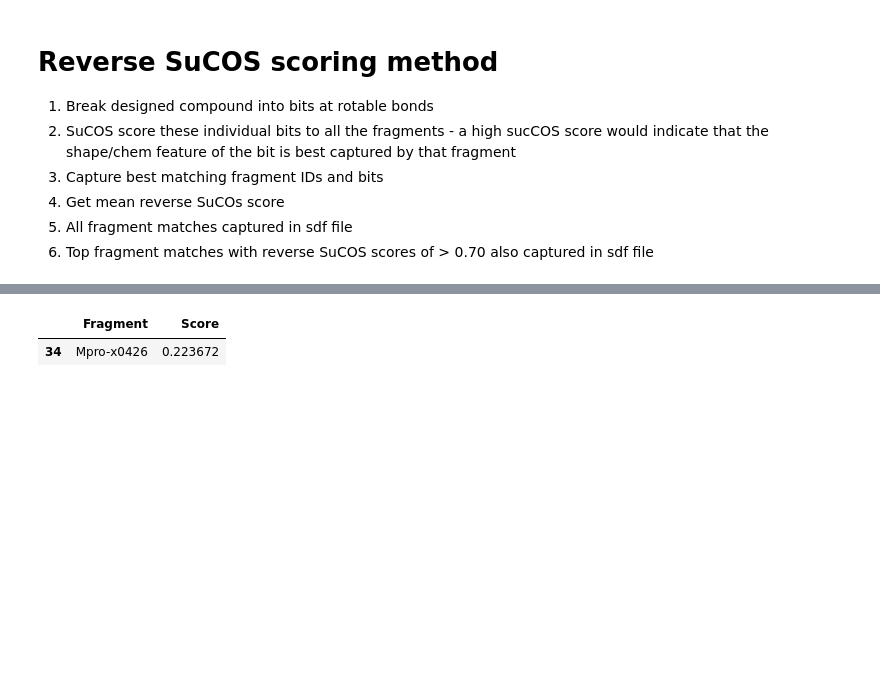
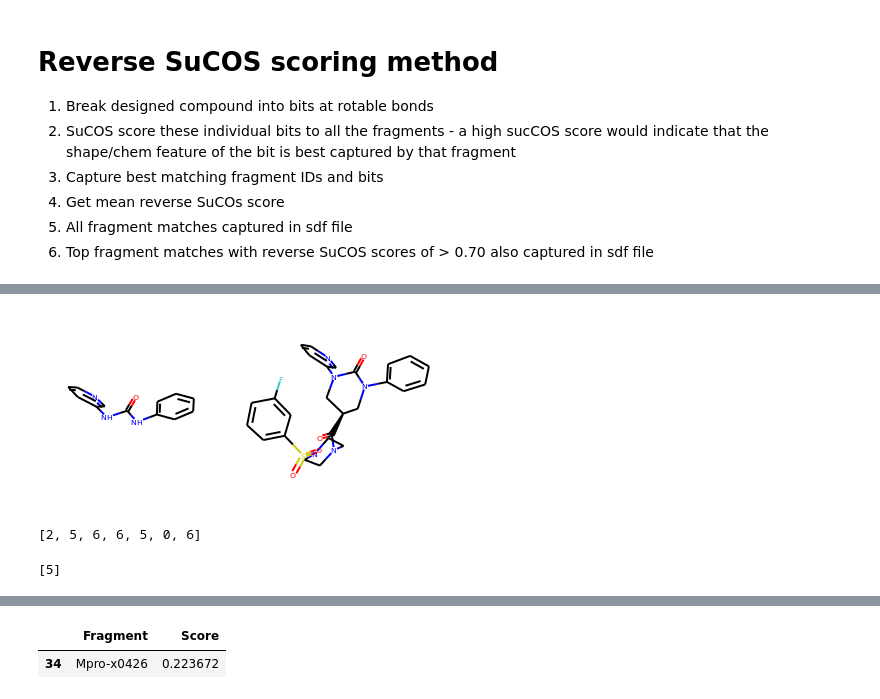
Before and after one commit to Waztom/xchem-XCOS, a Jupyter notebook: Test_7.ipynb, the cells around one changed output, grey strips where cells are left out. Drawn from its saved outputs; the diff is of its cells as text; code cells hidden in the pictures; blank space fills up the shorter version.

```diff
--- a/Test_7.ipynb
+++ b/Test_7.ipynb
@@ -102,3 +102,5 @@ Draw.MolsToGridImage(compound_bits, molsPerRow=3)
 frag_mol_folder = 'in_data/fragment_mols'
 path  = frag_mol_folder + '/'
 frag_mol_list = [Chem.MolFromMolFile((path + mol_file), sanitize=True) for mol_file in os.listdir(frag_mol_folder)]
+# %%
+test_frag = Chem.MolFromMolFile('in_data/fragment_mols/Mpro-x0434.mol')
@@ -109,0 +116,4 @@ Draw.MolsToGridImage(frag_mol_list, molsPerRow=15)
+# %%
+Draw.MolsToGridImage([test_frag,compound_mols[0]])
+# %% [output]
+[figure, added]
@@ -109,0 +124,4 @@ Draw.MolsToGridImage(frag_mol_list, molsPerRow=15)
+# %%
+[Chem.MolFromSmarts(mcs.smartsString).GetNumAtoms() for mcs in mcs_matches]
+# %% [output]
+[2, 5, 6, 6, 5, 0, 6]
@@ -109,0 +131,5 @@ Draw.MolsToGridImage(frag_mol_list, molsPerRow=15)
+# %%
+indices = [i for i, x in enumerate(atoms) if x == 0]
+indices
+# %% [output]
+[5]
```
Also changed, not shown: parts of 12 cells of this notebook, 1 other file.
